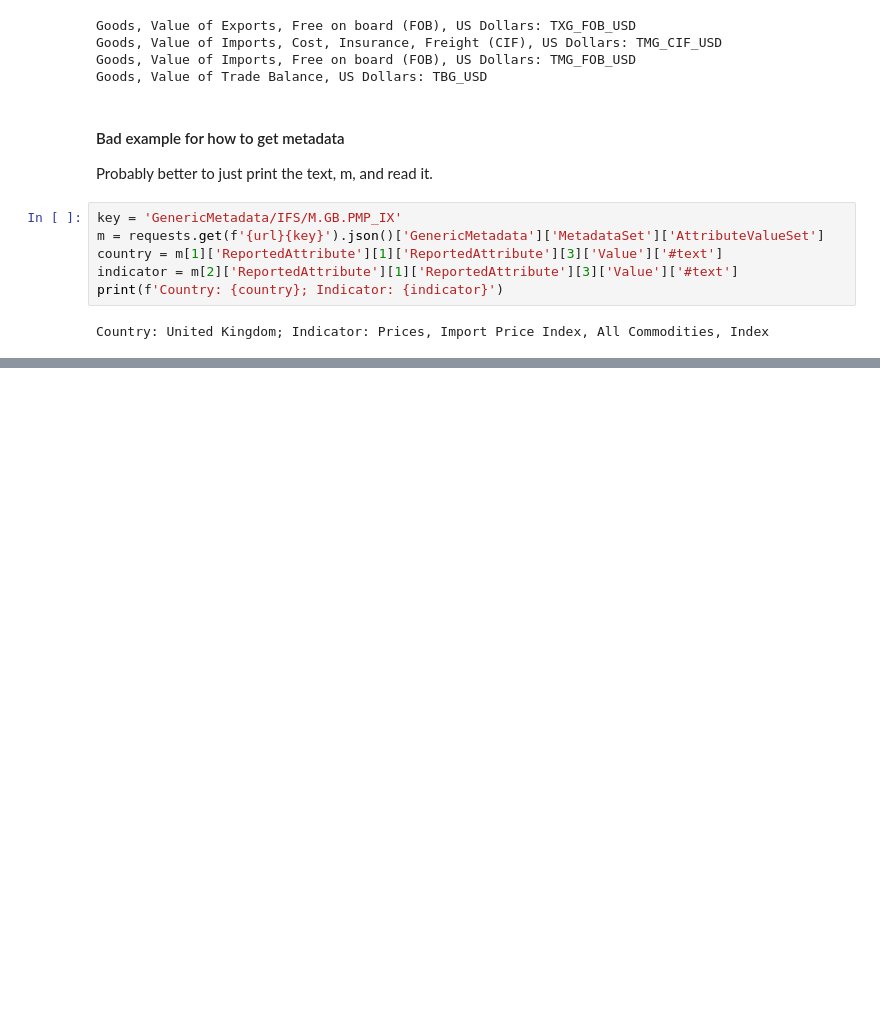
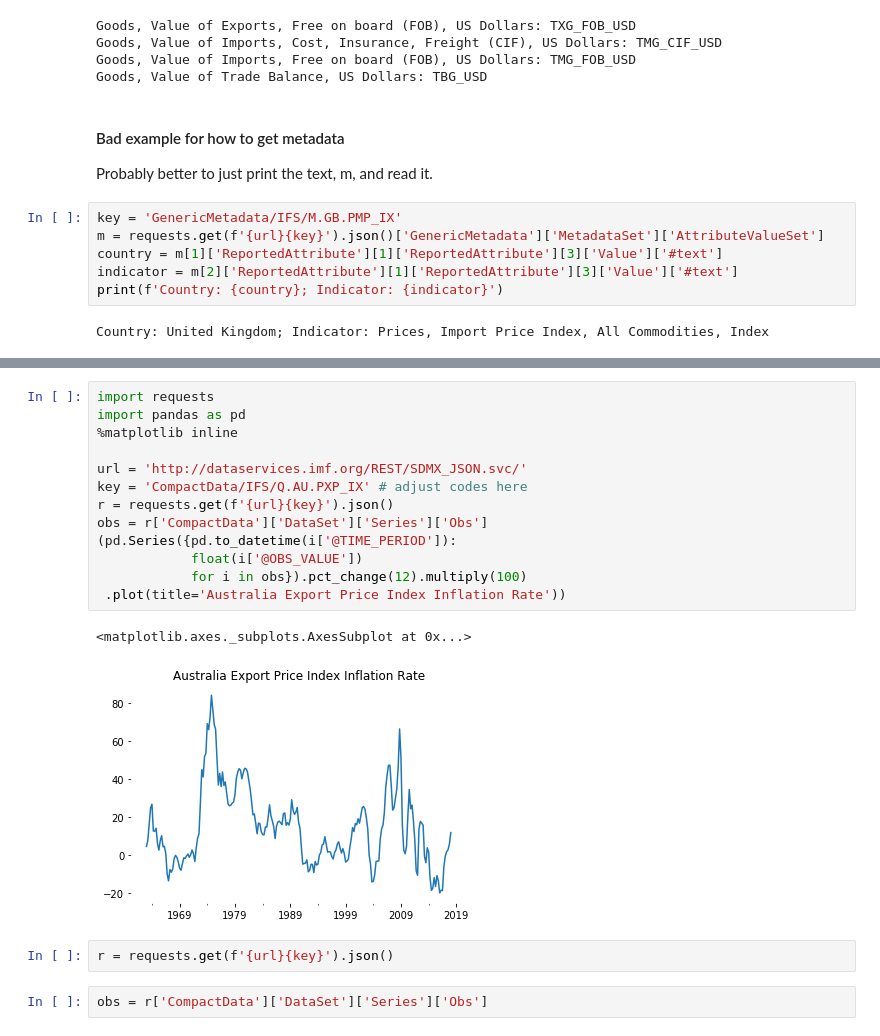
Before and after one commit to bdecon/econ_data, a Jupyter notebook: APIs/IMF.ipynb, the cells around one changed output, grey strips where cells are left out. Drawn from its saved outputs; the diff is of its cells as text; blank space fills up the shorter version.

Commit message:
Updated econ_data files

```diff
--- a/APIs/IMF.ipynb
+++ b/APIs/IMF.ipynb
@@ -159,0 +187,20 @@ ax = ax.set_xlabel(recent)
+# %%
+import requests
+import pandas as pd
+%matplotlib inline
+
+url = 'http://dataservices.imf.org/REST/SDMX_JSON.svc/'
+key = 'CompactData/IFS/Q.AU.PXP_IX' # adjust codes here
+r = requests.get(f'{url}{key}').json()
+obs = r['CompactData']['DataSet']['Series']['Obs']
+(pd.Series({pd.to_datetime(i['@TIME_PERIOD']):
+            float(i['@OBS_VALUE'])
+            for i in obs}).pct_change(12).multiply(100)
+ .plot(title='Australia Export Price Index Inflation Rate'))
+# %% [output]
+<matplotlib.axes._subplots.AxesSubplot at 0x...>
+[figure, added]
+# %%
+r = requests.get(f'{url}{key}').json()
+# %%
+obs = r['CompactData']['DataSet']['Series']['Obs']
```
Also changed, not shown: parts of 14 cells of this notebook, 9 other files.
